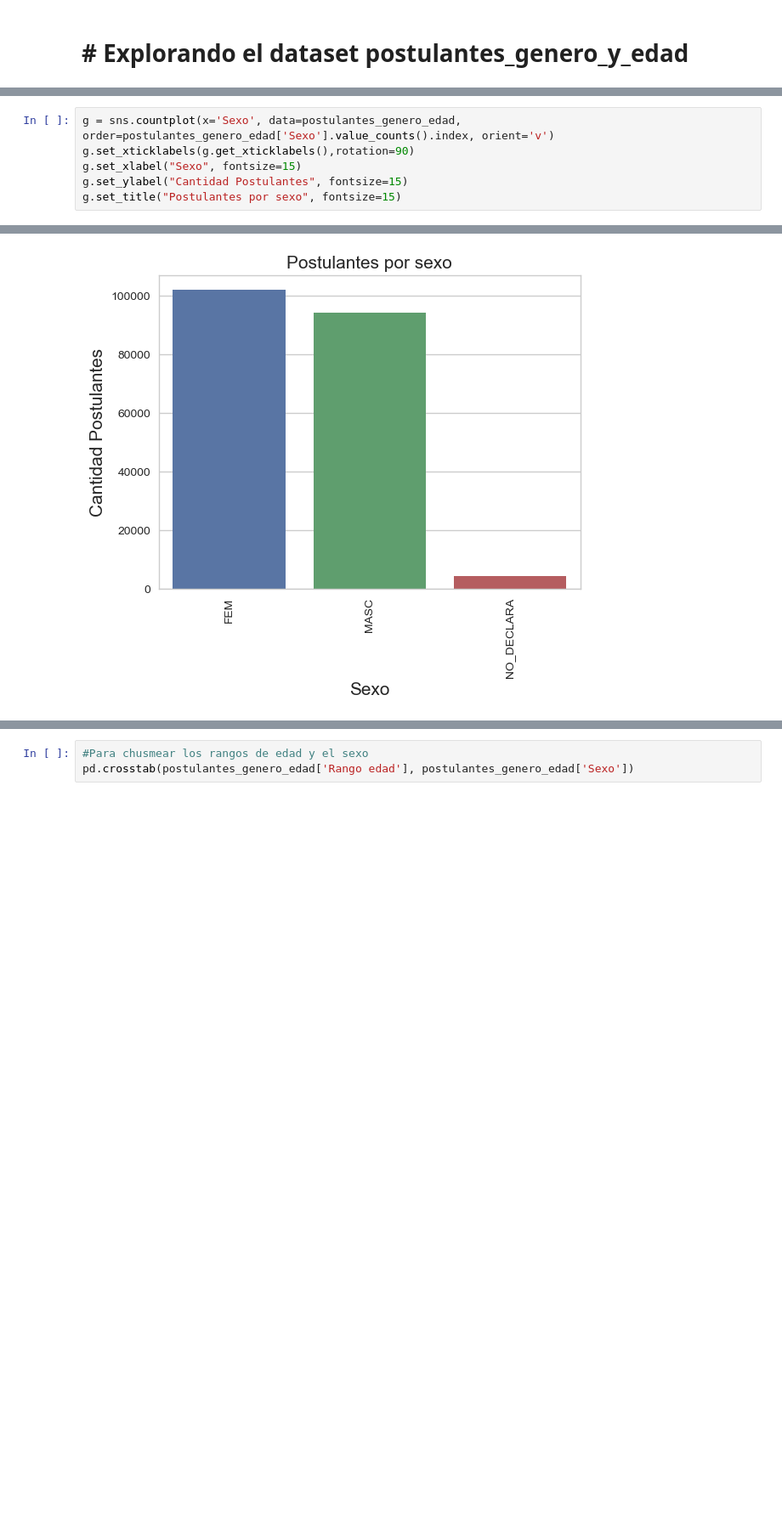
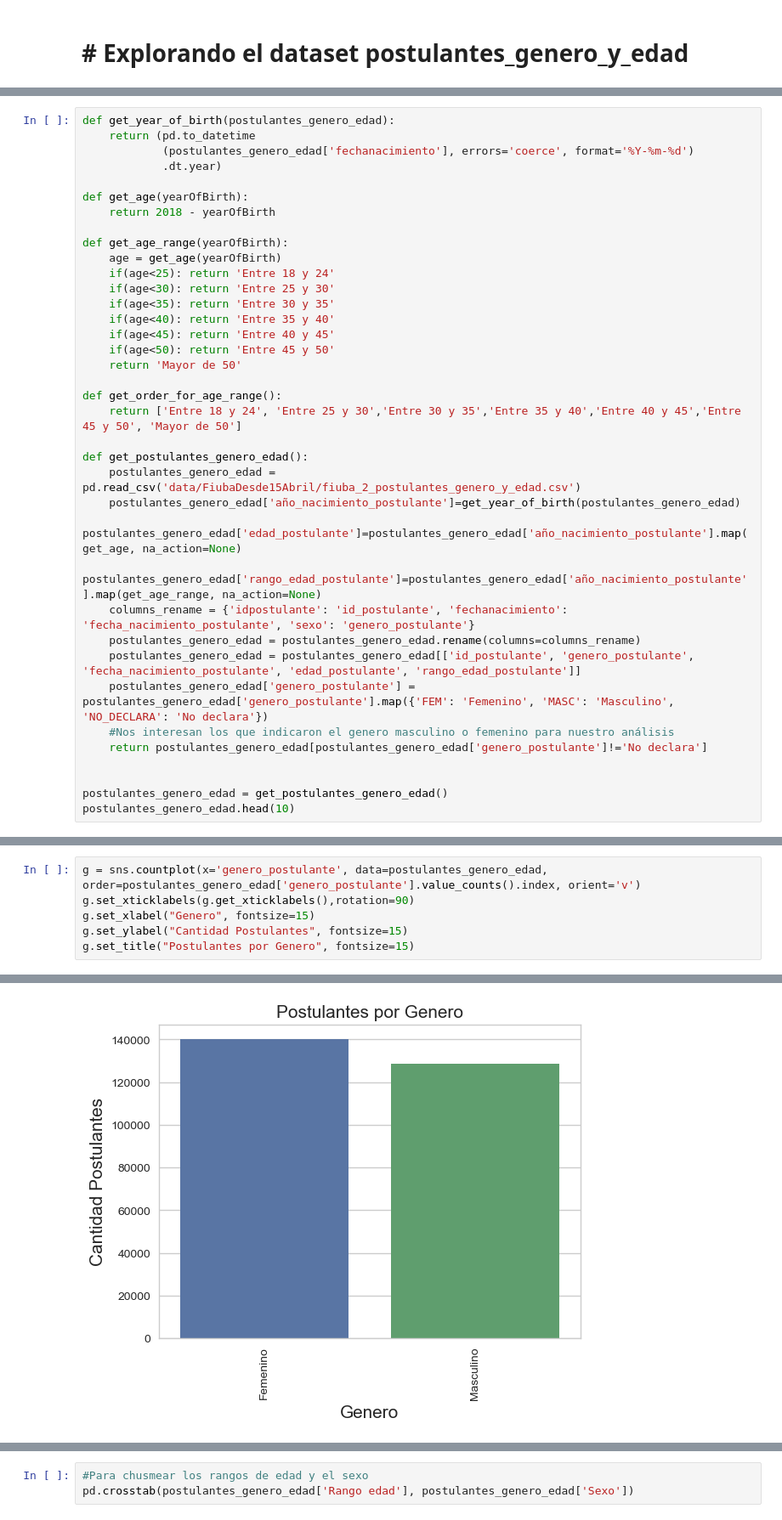
Before and after one commit to pachamama-labs/navent_visualization, a Jupyter notebook: src/AnalisisExploratorio.ipynb, the cells around one changed output, grey strips where cells are left out. Shown at 85% size. Drawn from its saved outputs; the diff is of its cells as text; blank space fills up the shorter version.

```diff
--- a/src/AnalisisExploratorio.ipynb
+++ b/src/AnalisisExploratorio.ipynb
@@ -130,0 +248,37 @@ postulantes_genero_edad.describe(include='all')
+# %%
+def get_year_of_birth(postulantes_genero_edad):
+    return (pd.to_datetime
+            (postulantes_genero_edad['fechanacimiento'], errors='coerce', format='%Y-%m-%d')
+            .dt.year)
+
+def get_age(yearOfBirth):
+    return 2018 - yearOfBirth
+
+def get_age_range(yearOfBirth):
+    age = get_age(yearOfBirth)
+    if(age<25): return 'Entre 18 y 24'
+    if(age<30): return 'Entre 25 y 30'
+    if(age<35): return 'Entre 30 y 35'
+    if(age<40): return 'Entre 35 y 40'
+    if(age<45): return 'Entre 40 y 45'
+    if(age<50): return 'Entre 45 y 50'
+    return 'Mayor de 50'
+
+def get_order_for_age_range():
+    return ['Entre 18 y 24', 'Entre 25 y 30','Entre 30 y 35','Entre 35 y 40','Entre 40 y 45','Entre 45 y 50', 'Mayor de 50']
+
+def get_postulantes_genero_edad():
+    postulantes_genero_edad = pd.read_csv('data/FiubaDesde15Abril/fiuba_2_postulantes_genero_y_edad.csv')
+    postulantes_genero_edad['año_nacimiento_postulante']=get_year_of_birth(postulantes_genero_edad)
+    postulantes_genero_edad['edad_postulante']=postulantes_genero_edad['año_nacimiento_postulante'].map(get_age, na_action=None)
+    postulantes_genero_edad['rango_edad_postulante']=postulantes_genero_edad['año_nacimiento_postulante'].map(get_age_range, na_action=None)
+    columns_rename = {'idpostulante': 'id_postulante', 'fechanacimiento': 'fecha_nacimiento_postulante', 'sexo': 'genero_postulante'}
+    postulantes_genero_edad = postulantes_genero_edad.rename(columns=columns_rename)
+    postulantes_genero_edad = postulantes_genero_edad[['id_postulante', 'genero_postulante', 'fecha_nacimiento_postulante', 'edad_postulante', 'rango_edad_postulante']]
+    postulantes_genero_edad['genero_postulante'] = postulantes_genero_edad['genero_postulante'].map({'FEM': 'Femenino', 'MASC': 'Masculino', 'NO_DECLARA': 'No declara'})
+    #Nos interesan los que indicaron el genero masculino o femenino para nuestro análisis
+    return postulantes_genero_edad[postulantes_genero_edad['genero_postulante']!='No declara']
+
+
+postulantes_genero_edad = get_postulantes_genero_edad()
+postulantes_genero_edad.head(10)
@@ -131,9 +297,9 @@ postulantes_genero_edad.describe(include='all')
 # %%
-g = sns.countplot(x='Sexo', data=postulantes_genero_edad, order=postulantes_genero_edad['Sexo'].value_counts().index, orient='v')
+g = sns.countplot(x='genero_postulante', data=postulantes_genero_edad, order=postulantes_genero_edad['genero_postulante'].value_counts().index, orient='v')
 g.set_xticklabels(g.get_xticklabels(),rotation=90)
-g.set_xlabel("Sexo", fontsize=15)
+g.set_xlabel("Genero", fontsize=15)
 g.set_ylabel("Cantidad Postulantes", fontsize=15)
-g.set_title("Postulantes por sexo", fontsize=15)
+g.set_title("Postulantes por Genero", fontsize=15)
 # %% [output]
 <matplotlib.text.Text at 0x...>
-[figure, old version]
+[figure, new version]
```
Also changed, not shown: parts of 23 cells of this notebook, 4 other files.
